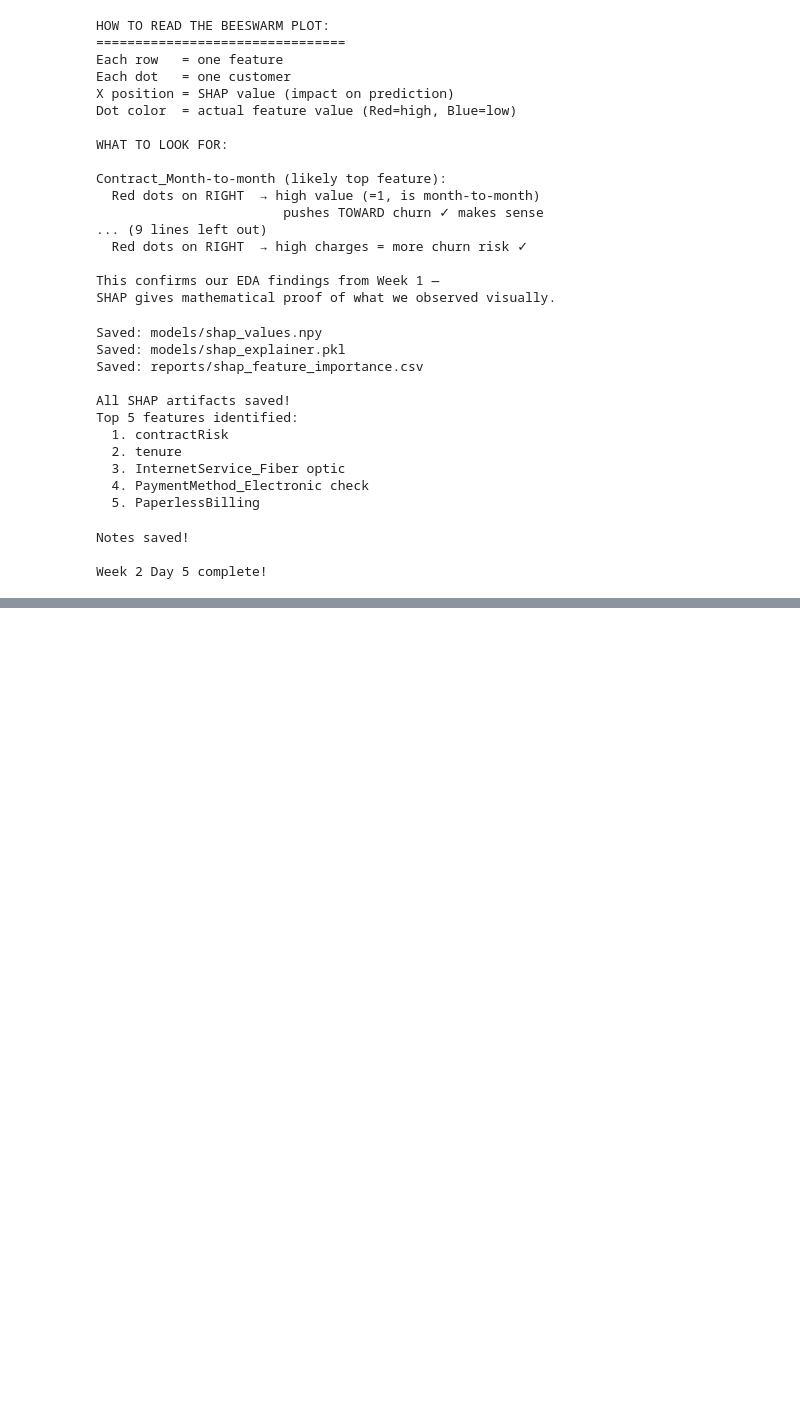
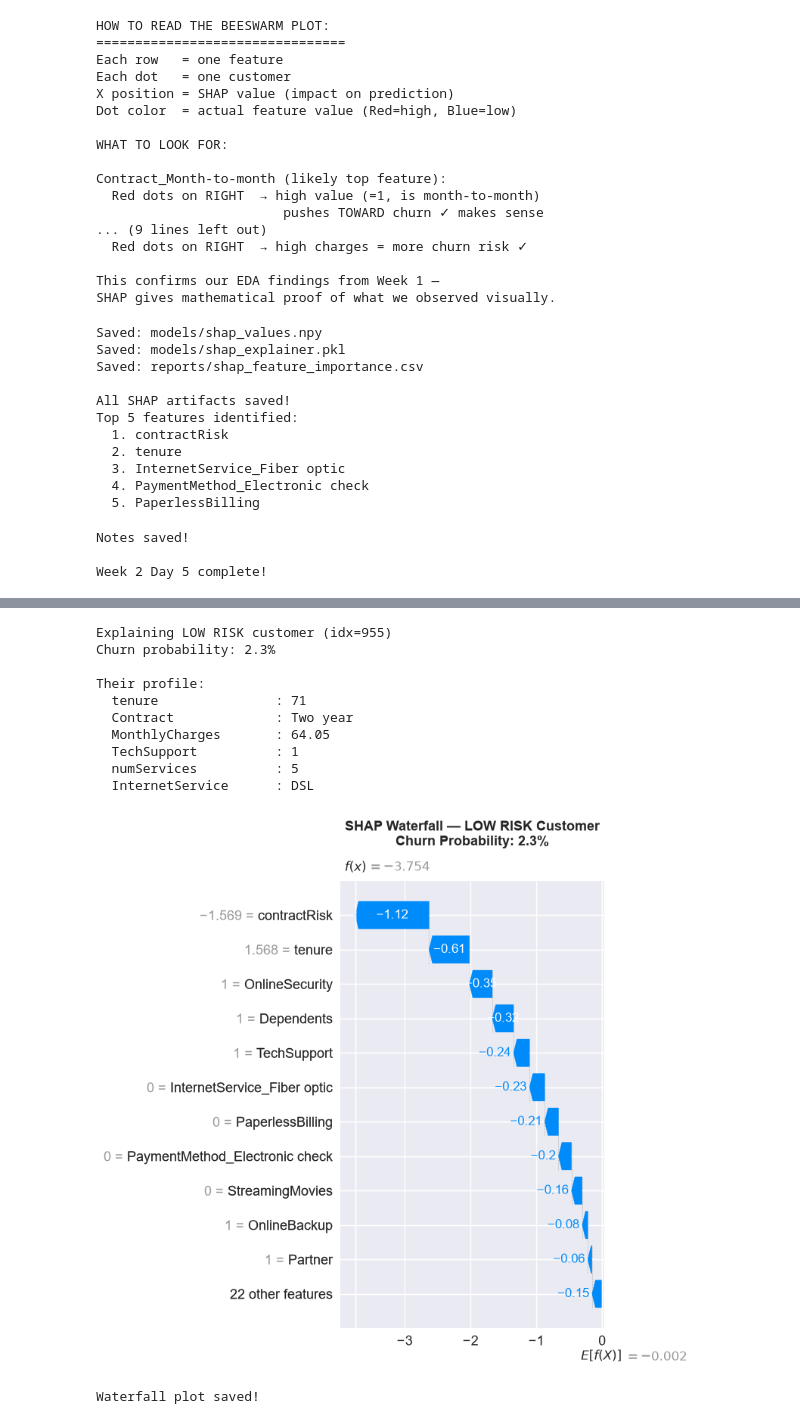
Before and after one commit to Kasak02/churn-predictor, a Jupyter notebook: 05_model_training.ipynb, the cells around one changed output, grey strips where cells are left out. Saved outputs shown, nothing was run; the diff lists cells and outputs as text; code cells hidden in the pictures; blank space fills up the shorter version.

```diff
--- a/05_model_training.ipynb
+++ b/05_model_training.ipynb
@@ -1967,0 +2105,40 @@ Week 2 Day 5 complete!
+# %%
+#  waterfall for lowest risk customer
+idx = low_risk_idx
+
+print(f"Explaining LOW RISK customer (idx={idx})")
+print(f"Churn probability: {y_pred_prob[idx]*100:.1f}%")
+print(f"\nTheir profile:")
+for col in ['tenure', 'Contract', 'MonthlyCharges',
+            'TechSupport', 'numServices', 'InternetService']:
+    if col in X_test.columns:
+        print(f"  {col:<20} : {X_test.iloc[idx][col]}")
+
+explanation_low = shap.Explanation(
+    values        = shap_values[low_risk_idx],
+    base_values   = explainer.expected_value,
+    data          = X_test_proc[low_risk_idx],
+    feature_names = feature_names
+)
+
+fig, ax = plt.subplots(figsize=(10, 7))
+shap.plots.waterfall(explanation_low, max_display=12, show=False)
+plt.title(f'SHAP Waterfall — LOW RISK Customer\nChurn Probability: {y_pred_prob[low_risk_idx]*100:.1f}%',
+          fontweight='bold', fontsize=13, pad=15)
+plt.tight_layout()
+plt.savefig('reports/shap_waterfall_lowrisk.png', dpi=150, bbox_inches='tight')
+plt.show()
+print("Waterfall plot saved!")
+# %% [output]
+Explaining LOW RISK customer (idx=955)
+Churn probability: 2.3%
+
+Their profile:
+  tenure               : 71
+  Contract             : Two year
+  MonthlyCharges       : 64.05
+  TechSupport          : 1
+  numServices          : 5
+  InternetService      : DSL
+[figure, added]
+Waterfall plot saved!
```
Also changed, not shown: parts of 8 cells of this notebook, 6 other files.
